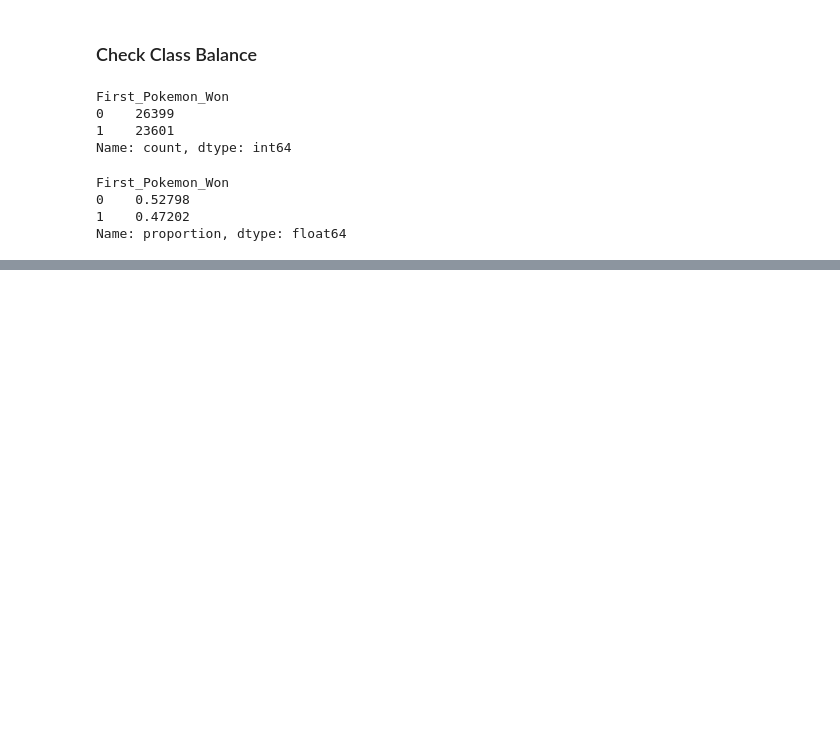
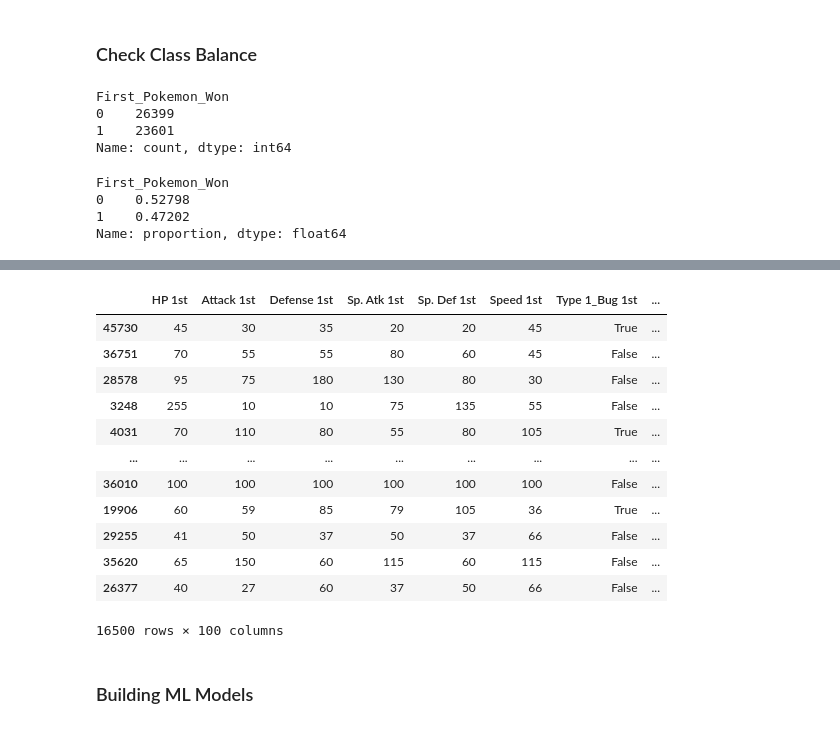
Before and after one commit to SevenWoos/MachineLearningProjects, a Jupyter notebook: pokemon_projects/pokemon_ml/test2/poke_ml_test2.ipynb, the cells around one changed output, grey strips where cells are left out. Saved outputs shown, nothing was run; the diff lists cells and outputs as text; code cells hidden in the pictures; blank space fills up the shorter version.

```diff
--- a/pokemon_projects/pokemon_ml/test2/poke_ml_test2.ipynb
+++ b/pokemon_projects/pokemon_ml/test2/poke_ml_test2.ipynb
@@ -1272,0 +1323,18 @@ Name: proportion, dtype: float64
+# %%
+X_test
+# %% [output]
+|  | HP 1st | Attack 1st | Defense 1st | Sp. Atk 1st | Sp. Def 1st | Speed 1st | Type 1_Bug 1st | ... |
+| 45730 | 45 | 30 | 35 | 20 | 20 | 45 | True | ... |
+| 36751 | 70 | 55 | 55 | 80 | 60 | 45 | False | ... |
+| 28578 | 95 | 75 | 180 | 130 | 80 | 30 | False | ... |
+| 3248 | 255 | 10 | 10 | 75 | 135 | 55 | False | ... |
+| 4031 | 70 | 110 | 80 | 55 | 80 | 105 | True | ... |
+| ... | ... | ... | ... | ... | ... | ... | ... | ... |
+| 36010 | 100 | 100 | 100 | 100 | 100 | 100 | False | ... |
+| 19906 | 60 | 59 | 85 | 79 | 105 | 36 | True | ... |
+| 29255 | 41 | 50 | 37 | 50 | 37 | 66 | False | ... |
+| 35620 | 65 | 150 | 60 | 115 | 60 | 115 | False | ... |
+| 26377 | 40 | 27 | 60 | 37 | 50 | 66 | False | ... |
+16500 rows × 100 columns
+# %% [markdown]
+### Building ML Models
```
Also changed, not shown: parts of 6 cells of this notebook.
